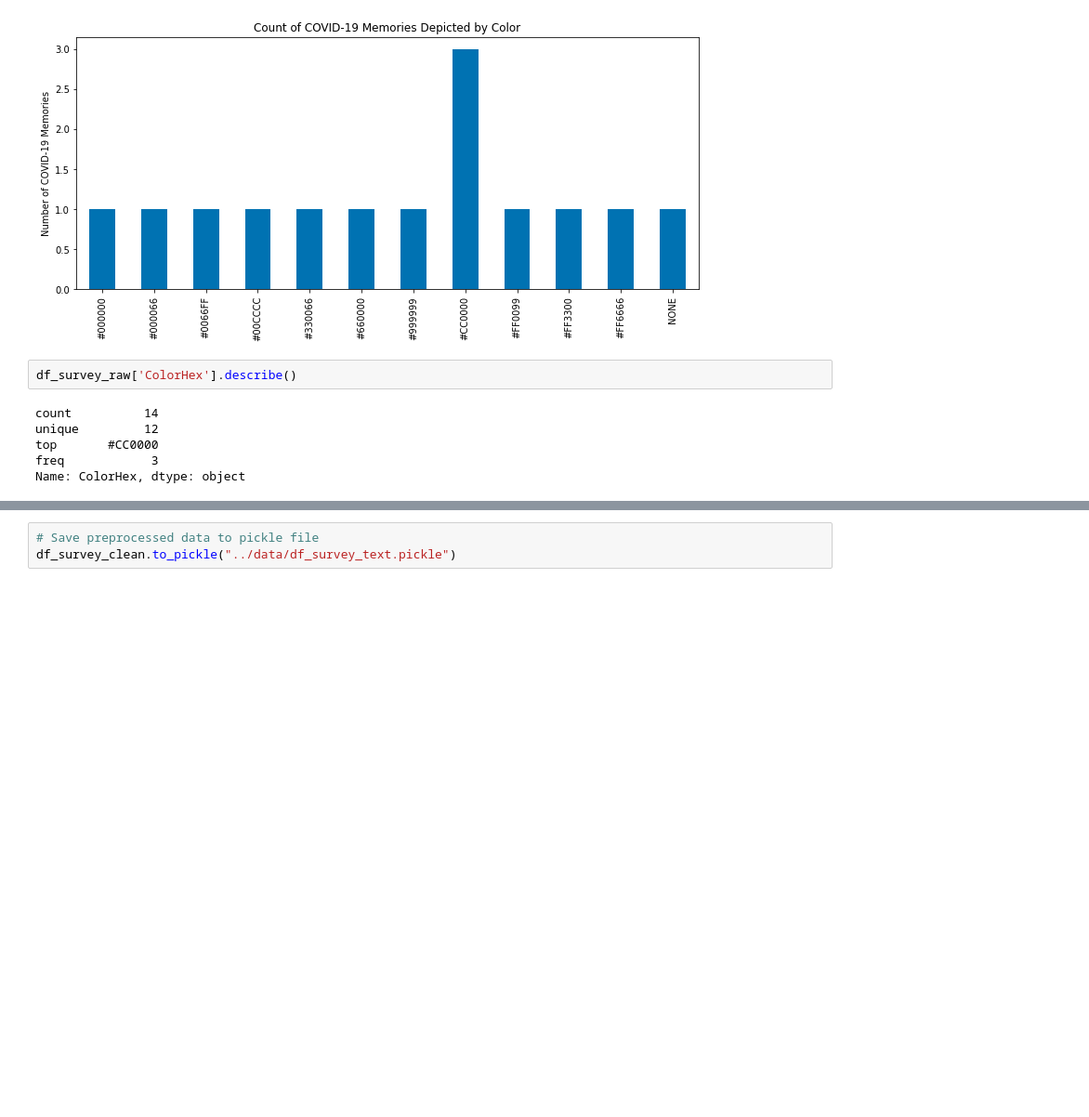
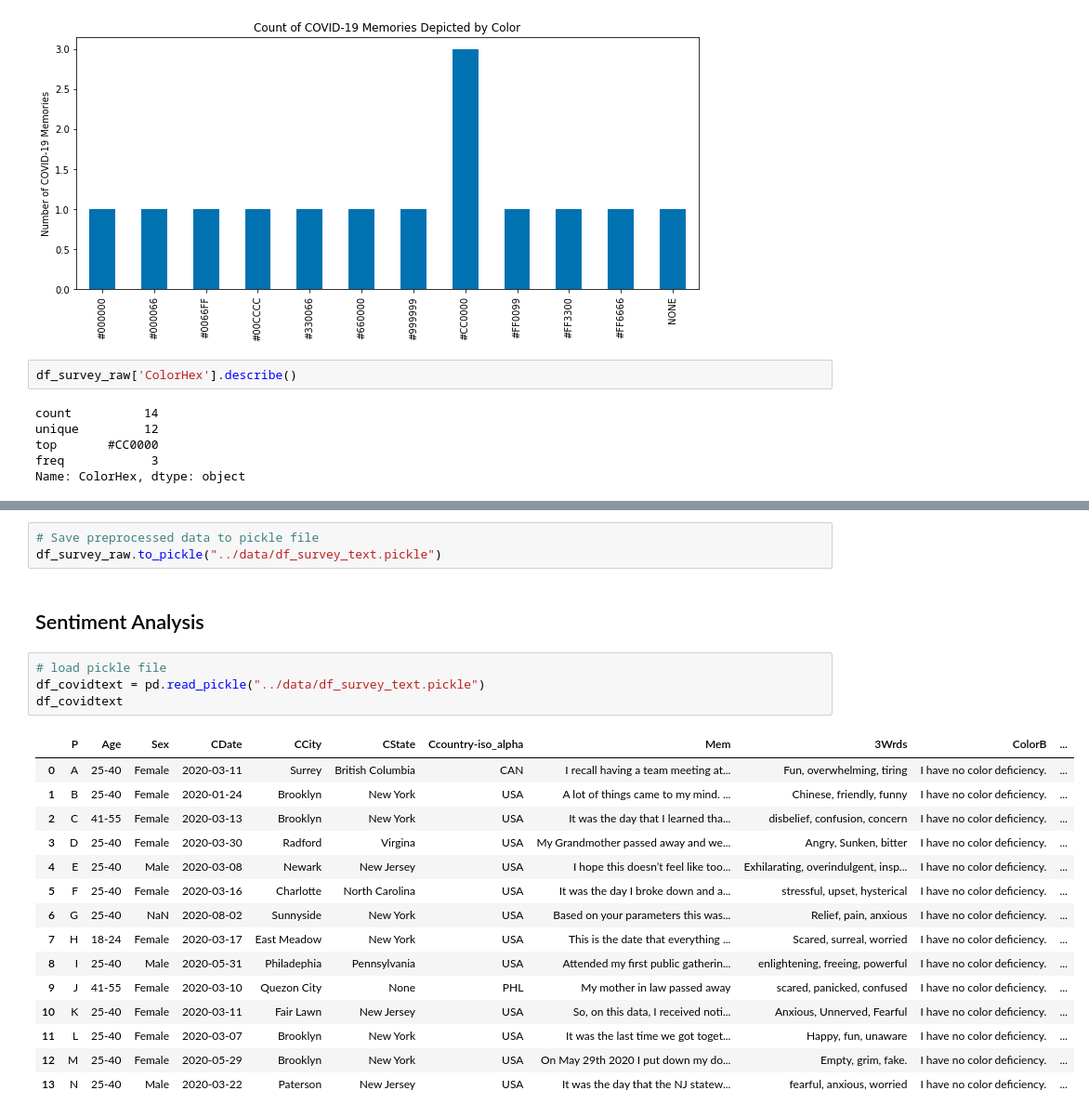
Before and after one commit to diedrebrown/inthetimeofcovid, a Jupyter notebook: notebooks/itc-text-analysis.ipynb, the cells around one changed output, grey strips where cells are left out. Shown at 93% size. Drawn from its saved outputs; the diff is of its cells as text; blank space fills up the shorter version.

Commit message:
vader analysis

```diff
--- a/notebooks/itc-text-analysis.ipynb
+++ b/notebooks/itc-text-analysis.ipynb
@@ -325,3 +272,25 @@ Wall time: 33.3 ms
 # %%
 # Save preprocessed data to pickle file
-df_survey_clean.to_pickle("../data/df_survey_text.pickle")
+df_survey_raw.to_pickle("../data/df_survey_text.pickle")
+# %% [markdown]
+## Sentiment Analysis
+# %%
+# load pickle file
+df_covidtext = pd.read_pickle("../data/df_survey_text.pickle")
+df_covidtext
+# %% [output]
+|  | P | Age | Sex | CDate | CCity | CState | Ccountry-iso_alpha | Mem | 3Wrds | ColorB | ... |
+| 0 | A | 25-40 | Female | 2020-03-11 | Surrey | British Columbia | CAN | I recall having a team meeting at... | Fun, overwhelming, tiring | I have no color deficiency. | ... |
+| 1 | B | 25-40 | Female | 2020-01-24 | Brooklyn | New York | USA | A lot of things came to my mind. ... | Chinese, friendly, funny | I have no color deficiency. | ... |
+| 2 | C | 41-55 | Female | 2020-03-13 | Brooklyn | New York | USA | It was the day that I learned tha... | disbelief, confusion, concern | I have no color deficiency. | ... |
+| 3 | D | 25-40 | Female | 2020-03-30 | Radford | Virgina | USA | My Grandmother passed away and we... | Angry, Sunken, bitter | I have no color deficiency. | ... |
+| 4 | E | 25-40 | Male | 2020-03-08 | Newark | New Jersey | USA | I hope this doesn’t feel like too... | Exhilarating, overindulgent, insp... | I have no color deficiency. | ... |
+| 5 | F | 25-40 | Female | 2020-03-16 | Charlotte | North Carolina | USA | It was the day I broke down and a... | stressful, upset, hysterical | I have no color deficiency. | ... |
+| 6 | G | 25-40 | NaN | 2020-08-02 | Sunnyside | New York | USA | Based on your parameters this was... | Relief, pain, anxious | I have no color deficiency. | ... |
+| 7 | H | 18-24 | Female | 2020-03-17 | East Meadow | New York | USA | This is the date that everything ... | Scared, surreal, worried | I have no color deficiency. | ... |
+| 8 | I | 25-40 | Male | 2020-05-31 | Philadephia | Pennsylvania | USA | Attended my first public gatherin... | enlightening, freeing, powerful | I have no color deficiency. | ... |
+| 9 | J | 41-55 | Female | 2020-03-10 | Quezon City | None | PHL | My mother in law passed away | scared, panicked, confused | I have no color deficiency. | ... |
+| 10 | K | 25-40 | Female | 2020-03-11 | Fair Lawn | New Jersey | USA | So, on this data, I received noti... | Anxious, Unnerved, Fearful | I have no color deficiency. | ... |
+| 11 | L | 25-40 | Female | 2020-03-07 | Brooklyn | New York | USA | It was the last time we got toget... | Happy, fun, unaware | I have no color deficiency. | ... |
+| 12 | M | 25-40 | Female | 2020-05-29 | Brooklyn | New York | USA | On May 29th 2020 I put down my do... | Empty, grim, fake. | I have no color deficiency. | ... |
+| 13 | N | 25-40 | Male | 2020-03-22 | Paterson | New Jersey | USA | It was the day that the NJ statew... | fearful, anxious, worried | I have no color deficiency. | ... |
```
Also changed, not shown: parts of 25 cells of this notebook, 10 other files.
